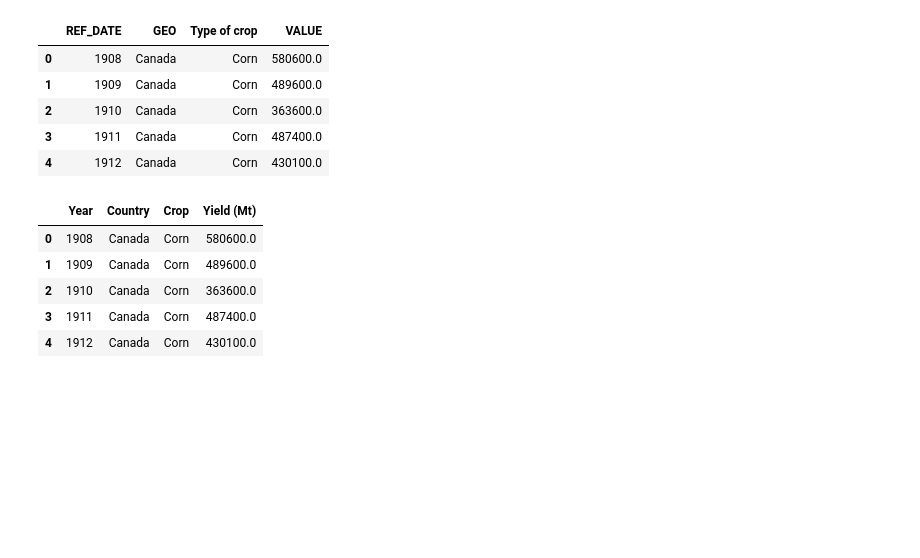
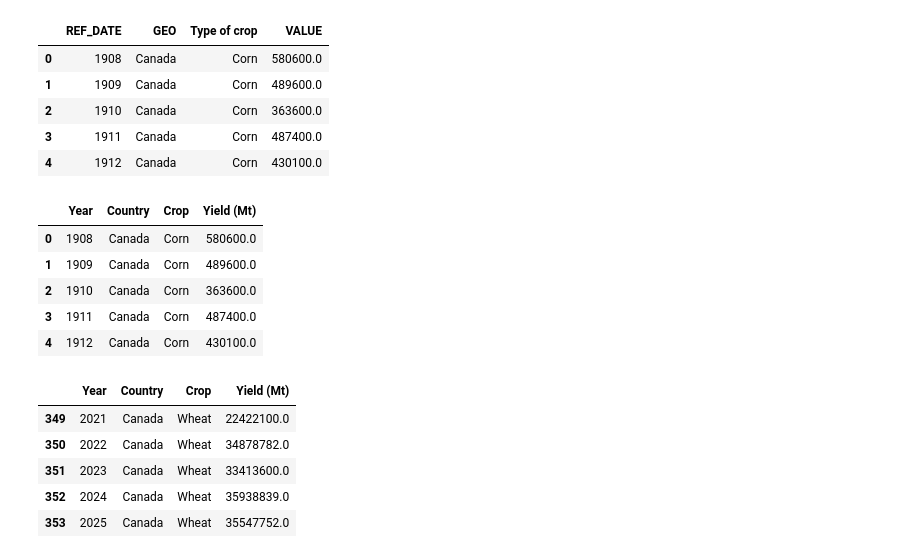
Before and after one commit to nickbartram/climate_agriculture_impact, a Jupyter notebook: crop_data.ipynb, the cells around one changed output. Drawn from its saved outputs; the diff is of its cells as text; code cells hidden in the pictures; blank space fills up the shorter version.

```diff
--- a/crop_data.ipynb
+++ b/crop_data.ipynb
@@ -135,3 +142,13 @@ canada_crops_df.head()
 | 2 | 1910 | Canada | Corn | 363600.0 |
 | 3 | 1911 | Canada | Corn | 487400.0 |
 | 4 | 1912 | Canada | Corn | 430100.0 |
+# %%
+# See tail canada_crops_df
+canada_crops_df.tail()
+# %% [output]
+|  | Year | Country | Crop | Yield (Mt) |
+| 349 | 2021 | Canada | Wheat | 22422100.0 |
+| 350 | 2022 | Canada | Wheat | 34878782.0 |
+| 351 | 2023 | Canada | Wheat | 33413600.0 |
+| 352 | 2024 | Canada | Wheat | 35938839.0 |
+| 353 | 2025 | Canada | Wheat | 35547752.0 |
```
Also changed, not shown: parts of 14 cells of this notebook.
